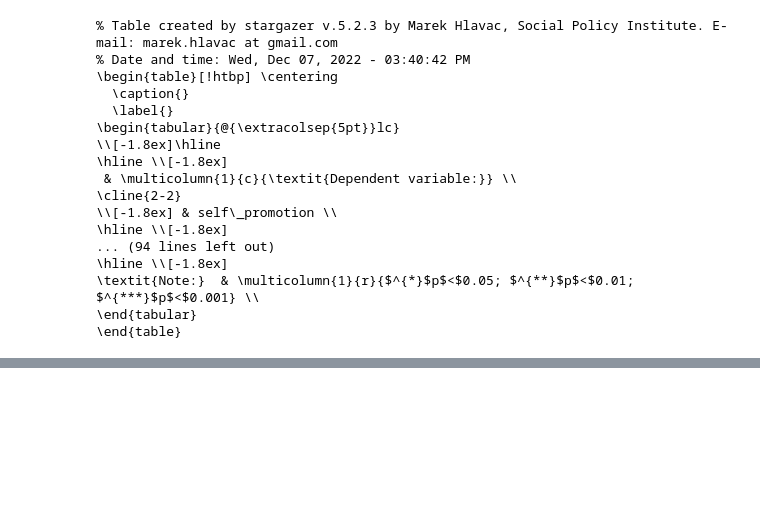
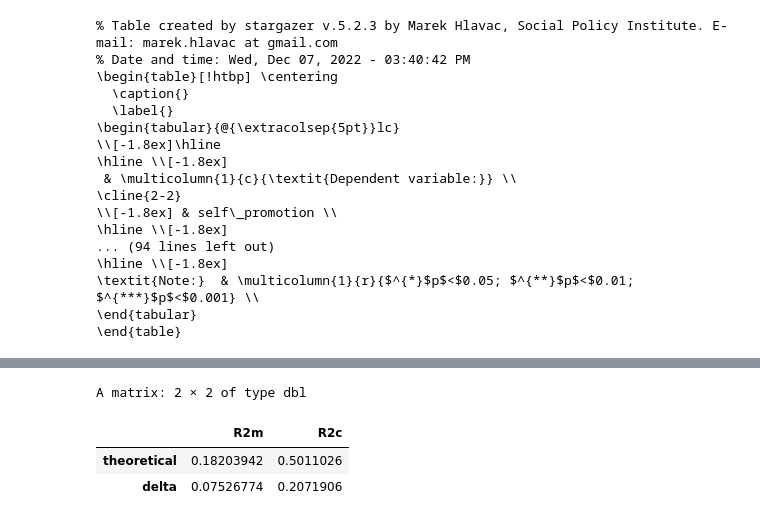
Before and after one commit to haoopeng/gender_promotion, a Jupyter notebook: R_code_reg_disparity_rate_F_M_all_years.ipynb, the cells around one changed output, grey strips where cells are left out. Cells and saved outputs as stored; diff of their text form; code cells hidden in the pictures; blank space fills up the shorter version.

```diff
--- a/R_code_reg_disparity_rate_F_M_all_years.ipynb
+++ b/R_code_reg_disparity_rate_F_M_all_years.ipynb
@@ -1542,3 +1542,6 @@ stargazer(m_all_exc, type = "latex", single.row=TRUE, ci = FALSE, report = ('vc*
 \textit{Note:}  & \multicolumn{1}{r}{$^{*}$p$<$0.05; $^{**}$p$<$0.01; $^{***}$p$<$0.001} \\
 \end{tabular}
 \end{table}
+# %%
+r.squaredGLMM(m_all_exc)
+# %% [output]
@@ -1544,0 +1550,4 @@ stargazer(m_all_exc, type = "latex", single.row=TRUE, ci = FALSE, report = ('vc*
+A matrix: 2 × 2 of type dbl
+|  | R2m | R2c |
+| theoretical | 0.18203942 | 0.5011026 |
+| delta | 0.07526774 | 0.2071906 |
```
Also changed, not shown: parts of 1 cell of this notebook, 1 other file.
